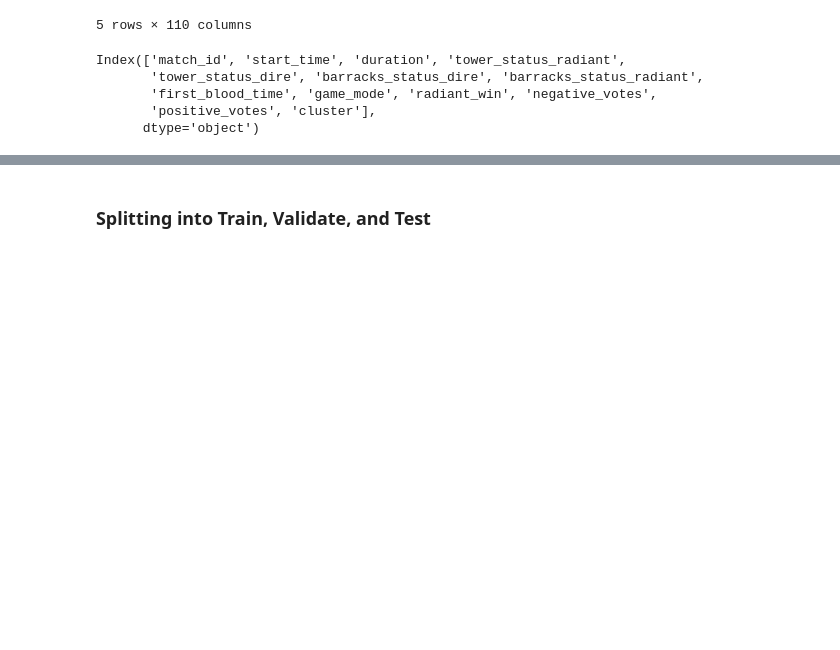
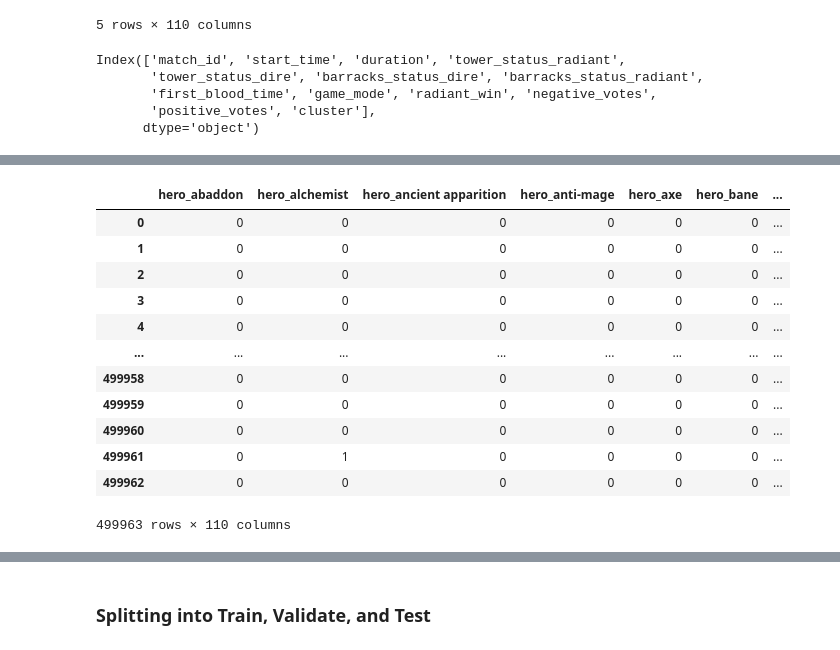
Before and after one commit to lukewbecker/dota-match-predictions, a Jupyter notebook: mvp.ipynb, the cells around one changed output, grey strips where cells are left out. Cells and saved outputs as stored; diff of their text form; code cells hidden in the pictures; blank space fills up the shorter version.

```diff
--- a/mvp.ipynb
+++ b/mvp.ipynb
@@ -556,0 +307,17 @@ dota_df.unstack()
+# %%
+dota_dummy = pd.get_dummies(dota[['hero']], dummy_na = False)
+dota_dummy
+# %% [output]
+|  | hero_abaddon | hero_alchemist | hero_ancient apparition | hero_anti-mage | hero_axe | hero_bane | ... |
+| 0 | 0 | 0 | 0 | 0 | 0 | 0 | ... |
+| 1 | 0 | 0 | 0 | 0 | 0 | 0 | ... |
+| 2 | 0 | 0 | 0 | 0 | 0 | 0 | ... |
+| 3 | 0 | 0 | 0 | 0 | 0 | 0 | ... |
+| 4 | 0 | 0 | 0 | 0 | 0 | 0 | ... |
+| ... | ... | ... | ... | ... | ... | ... | ... |
+| 499958 | 0 | 0 | 0 | 0 | 0 | 0 | ... |
+| 499959 | 0 | 0 | 0 | 0 | 0 | 0 | ... |
+| 499960 | 0 | 0 | 0 | 0 | 0 | 0 | ... |
+| 499961 | 0 | 1 | 0 | 0 | 0 | 0 | ... |
+| 499962 | 0 | 0 | 0 | 0 | 0 | 0 | ... |
+499963 rows × 110 columns
```
Also changed, not shown: parts of 56 cells of this notebook.
